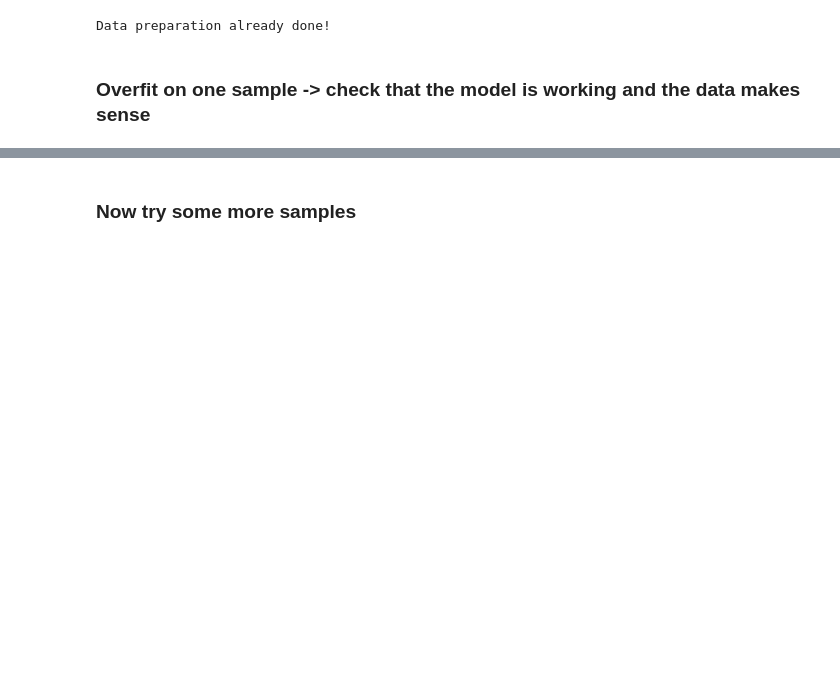
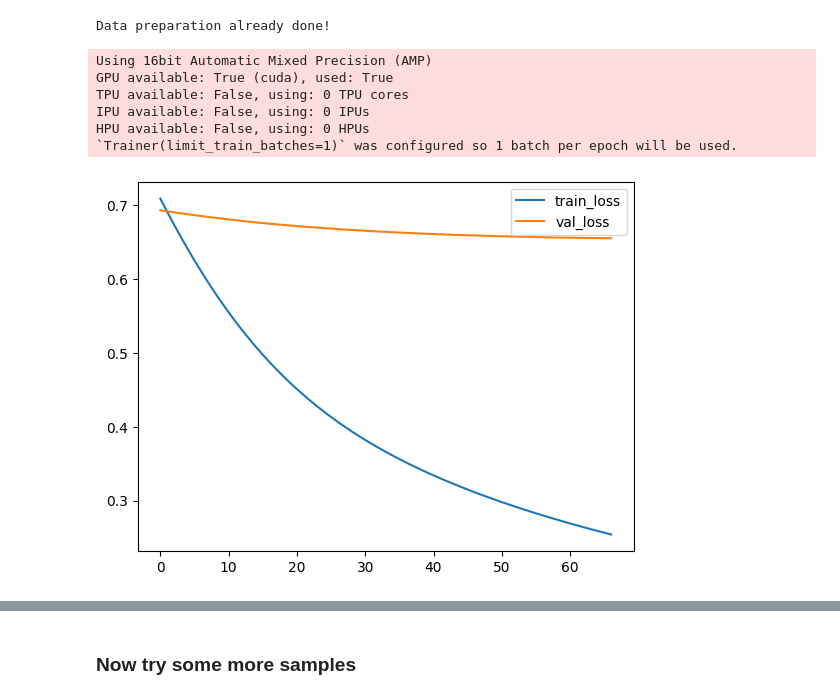
Before and after one commit to CallMeMisterOwl/protein_properties, a Jupyter notebook: src/debug_model.ipynb, the cells around one changed output, grey strips where cells are left out. Drawn from its saved outputs; the diff is of its cells as text; code cells hidden in the pictures; blank space fills up the shorter version.

Commit message:
Manually plot

```diff
--- a/src/debug_model.ipynb
+++ b/src/debug_model.ipynb
@@ -23,14 +28,26 @@ data_module.setup("train")
 # %% [output]
 Data preparation already done!
-# %% [markdown]
-### Overfit on one sample -> check that the model is working and the data makes sense
 # %%
-logger = TensorBoardLogger('lightning_logs', name='sasa_overfit_one_sample')
-one_sample_train_set = DataLoader(data_module.train_dataset[42], batch_size=1, shuffle=False, num_workers=4)
-one_samples_trainer = pl.Trainer(accelerator="gpu", devices=1, deterministic=True, max_epochs=5, enable_checkpointing=False, limit_train_batches=1, profiler="advanced", logger=logger)
+logger = CSVLogger("logs", name="debug_model")
+one_sample_train_set = DataLoader(Subset(data_module.train_dataset, [42]), batch_size=1, shuffle=False, num_workers=4)
+one_samples_trainer = pl.Trainer(accelerator="gpu", detect_anomaly=True ,limit_val_batches=0.3 ,devices=1,precision="16-mixed",deterministic=True, max_epochs=100, enable_checkpointing=False, limit_train_batches=1, logger=logger)
 model = SASABaseline(config.num_classes)
+# %% [output]
+Using 16bit Automatic Mixed Precision (AMP)
+GPU available: True (cuda), used: True
+TPU available: False, using: 0 TPU cores
+IPU available: False, using: 0 IPUs
+HPU available: False, using: 0 HPUs
+`Trainer(limit_train_batches=1)` was configured so 1 batch per epoch will be used.
 # %%
 %load_ext tensorboard
 %tensorboard --logdir lightning_logs/
 # %%
 one_samples_trainer.fit(model, one_sample_train_set, data_module.validation_dataloader())
+# %%
+plt.plot(pd.read_csv("logs/debug_model/version_0/metrics.csv")["train_loss_epoch"].dropna().reset_index(drop=True), label="train_loss")
+plt.plot(pd.read_csv("logs/debug_model/version_0/metrics.csv")["val_loss"].dropna().reset_index(drop=True), label="val_loss")
+plt.legend()
+plt.show()
+# %% [output]
+[figure, added]
```
Also changed, not shown: parts of 22 cells of this notebook.
